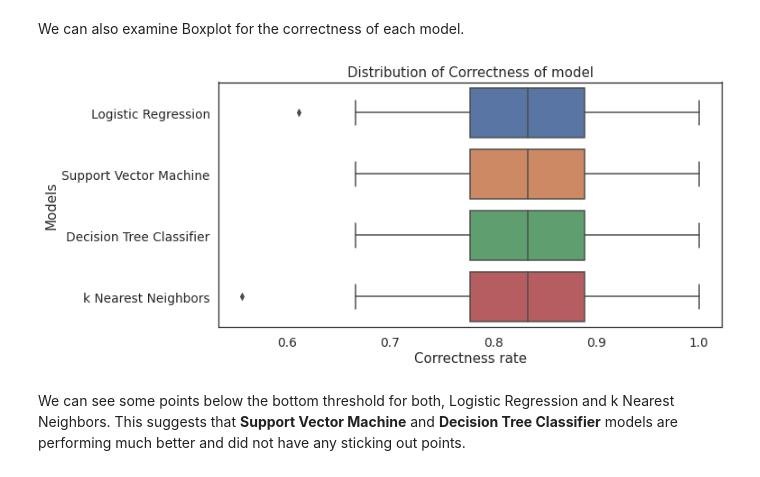
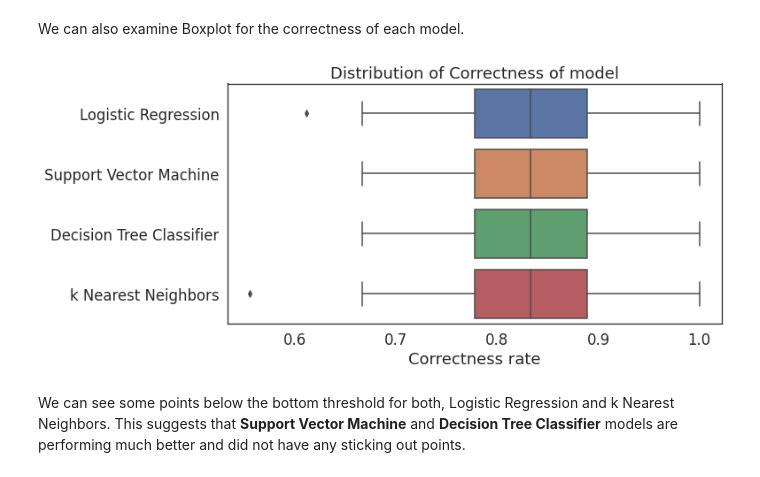
Before and after one commit to ljszatkowski/Applied-Data-Science-Capstone---Coursera, a Jupyter notebook: 09_Statistics_for_Predictive_Analysis.ipynb, the cells around one changed output. Saved outputs shown, nothing was run; the diff lists cells and outputs as text; code cells hidden in the pictures.

```diff
--- a/09_Statistics_for_Predictive_Analysis.ipynb
+++ b/09_Statistics_for_Predictive_Analysis.ipynb
@@ -125,19 +125,19 @@ We can see that both **Support Vector Machine** and **Decision Tree Classifier**
 We can also examine Boxplot for the correctness of each model.
 # %%
 plt.figure(figsize=(10, 5))
-sns.set(font_scale = 1.25)
+sns.set(font_scale = 1.5)
 sns.set_style("white")
 ax = sns.boxplot(x='value', y='variable', data=pd.melt(stat_df.loc[:,['LR_corr','SV_corr','TR_corr','KNN_corr']]))
 ax.yaxis.set_ticklabels(['Logistic Regression', 'Support Vector Machine','Decision Tree Classifier','k Nearest Neighbors'])
 
 plt.title("Distribution of Correctness of model")
 plt.xlabel('Correctness rate')
-plt.ylabel('Models')
+plt.ylabel(None)
 
 plt.show()
 plt.close()
 # %% [output]
-[figure, old version]
+[figure, new version]
 # %% [markdown]
 We can see some points below the bottom threshold for both, Logistic Regression and k Nearest Neighbors. This suggests that **Support Vector Machine** and **Decision Tree Classifier** models are performing much better and did not have any sticking out points.
 # %% [markdown]
```
Also changed, not shown: parts of 6 cells of this notebook.
